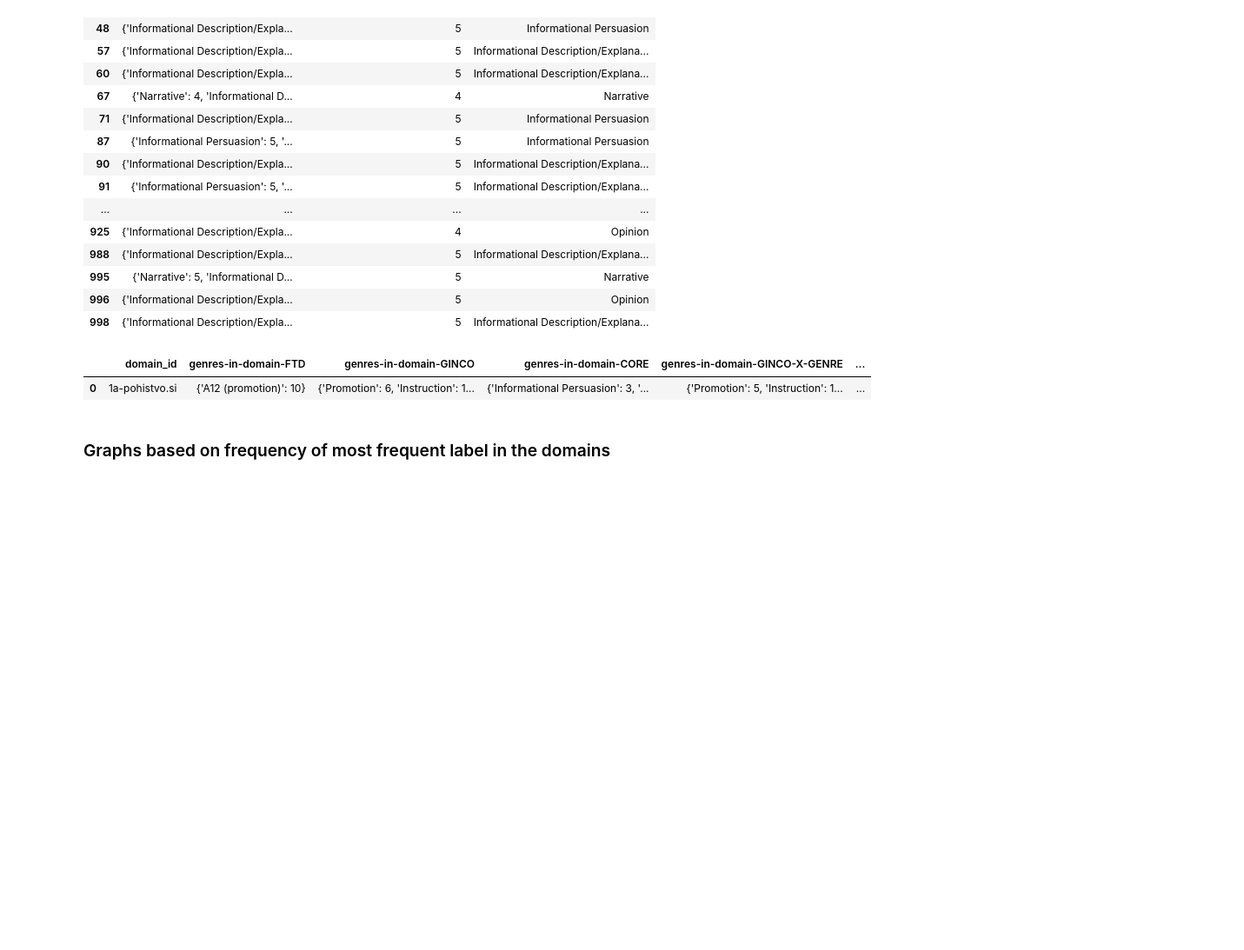
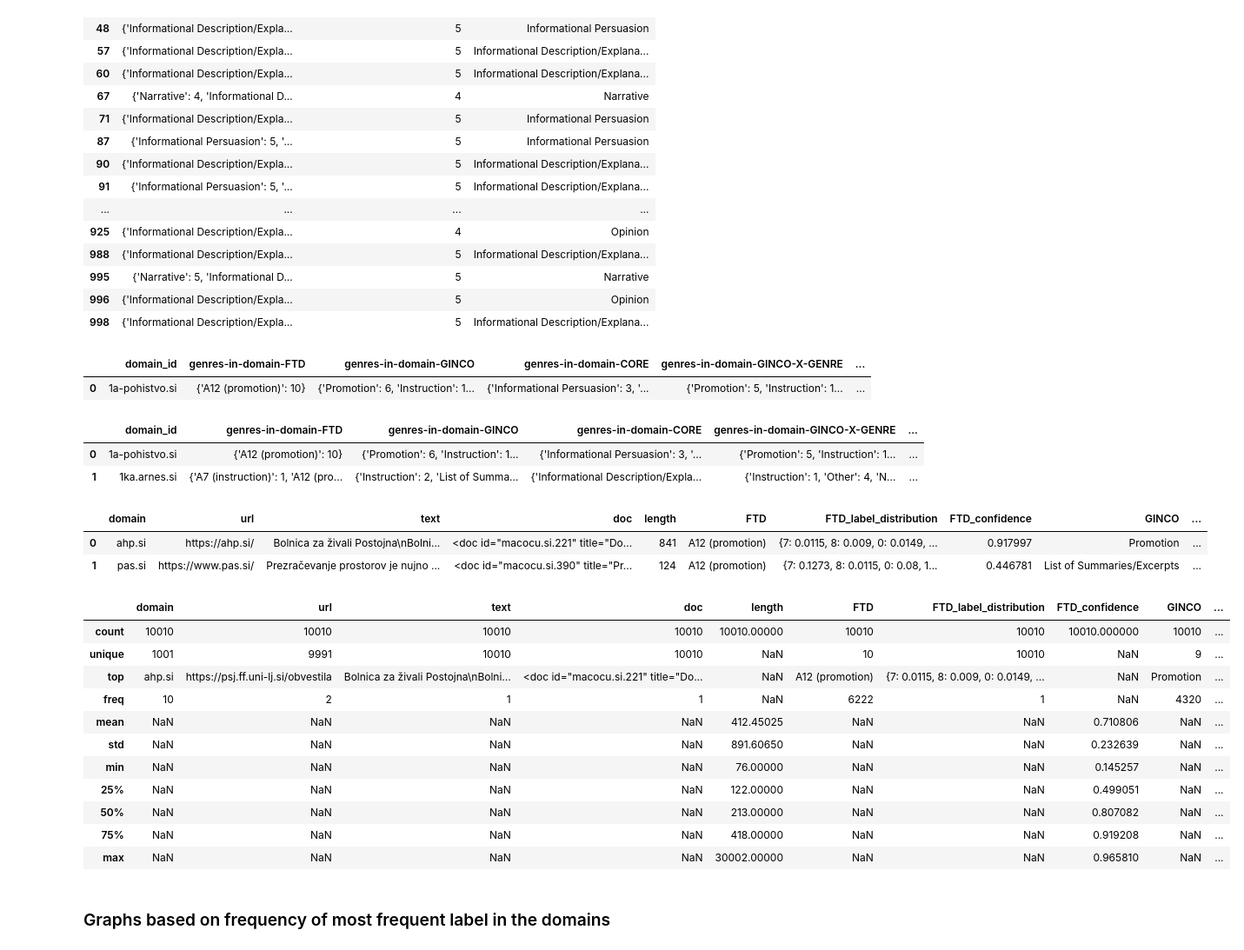
Before and after one commit to TajaKuzman/Genre-Datasets-Comparison, a Jupyter notebook: 6.2-Label-comparison-per-domain-MaCoCu-sample.ipynb, the cells around one changed output. Shown at 87% size. Cells and saved outputs as stored; diff of their text form; code cells hidden in the pictures; blank space fills up the shorter version.

```diff
--- a/6.2-Label-comparison-per-domain-MaCoCu-sample.ipynb
+++ b/6.2-Label-comparison-per-domain-MaCoCu-sample.ipynb
@@ -351,3 +360,36 @@ genre_distribution.head(1)
 # %%
 # Save the dataframe
 genre_distribution.to_csv("MaCoCu-sample-with-predictions-genre-distribution-in-domains.csv", sep="\t")
+# %%
+# Add this information to the instance-level dataframe
+
+# Open the genre distribution df
+genre_distribution = pd.read_csv("MaCoCu-sample-with-predictions-genre-distribution-in-domains.csv", sep="\t", index_col=0)
+genre_distribution.head(2)
+# %% [output]
+|  | domain_id | genres-in-domain-FTD | genres-in-domain-GINCO | genres-in-domain-CORE | genres-in-domain-GINCO-X-GENRE | ... |
+| 0 | 1a-pohistvo.si | {'A12 (promotion)': 10} | {'Promotion': 6, 'Instruction': 1... | {'Informational Persuasion': 3, '... | {'Promotion': 5, 'Instruction': 1... | ... |
+| 1 | 1ka.arnes.si | {'A7 (instruction)': 1, 'A12 (pro... | {'Instruction': 2, 'List of Summa... | {'Informational Description/Expla... | {'Instruction': 1, 'Other': 4, 'N... | ... |
+# %%
+# Merge based on the url
+extended_corpus = pd.merge(left = corpus, right = genre_distribution, how = "left", left_on= "domain", right_on= "domain_id", suffixes=["",""])
+extended_corpus.head(2)
+# %% [output]
+|  | domain | url | text | doc | length | FTD | FTD_label_distribution | FTD_confidence | GINCO | ... |
+| 0 | ahp.si | https://ahp.si/ | Bolnica za živali Postojna\nBolni... | <doc id="macocu.si.221" title="Do... | 841 | A12 (promotion) | {7: 0.0115, 8: 0.009, 0: 0.0149, ... | 0.917997 | Promotion | ... |
+| 1 | pas.si | https://www.pas.si/ | Prezračevanje prostorov je nujno ... | <doc id="macocu.si.390" title="Pr... | 124 | A12 (promotion) | {7: 0.1273, 8: 0.0115, 0: 0.08, 1... | 0.446781 | List of Summaries/Excerpts | ... |
+# %%
+extended_corpus.describe(include="all")
+# %% [output]
+|  | domain | url | text | doc | length | FTD | FTD_label_distribution | FTD_confidence | GINCO | ... |
+| count | 10010 | 10010 | 10010 | 10010 | 10010.00000 | 10010 | 10010 | 10010.000000 | 10010 | ... |
+| unique | 1001 | 9991 | 10010 | 10010 | NaN | 10 | 10010 | NaN | 9 | ... |
+| top | ahp.si | https://psj.ff.uni-lj.si/obvestila | Bolnica za živali Postojna\nBolni... | <doc id="macocu.si.221" title="Do... | NaN | A12 (promotion) | {7: 0.0115, 8: 0.009, 0: 0.0149, ... | NaN | Promotion | ... |
+| freq | 10 | 2 | 1 | 1 | NaN | 6222 | 1 | NaN | 4320 | ... |
+| mean | NaN | NaN | NaN | NaN | 412.45025 | NaN | NaN | 0.710806 | NaN | ... |
+| std | NaN | NaN | NaN | NaN | 891.60650 | NaN | NaN | 0.232639 | NaN | ... |
+| min | NaN | NaN | NaN | NaN | 76.00000 | NaN | NaN | 0.145257 | NaN | ... |
+| 25% | NaN | NaN | NaN | NaN | 122.00000 | NaN | NaN | 0.499051 | NaN | ... |
+| 50% | NaN | NaN | NaN | NaN | 213.00000 | NaN | NaN | 0.807082 | NaN | ... |
+| 75% | NaN | NaN | NaN | NaN | 418.00000 | NaN | NaN | 0.919208 | NaN | ... |
+| max | NaN | NaN | NaN | NaN | 30002.00000 | NaN | NaN | 0.965810 | NaN | ... |
```
Also changed, not shown: parts of 27 cells of this notebook, 1 other file.
